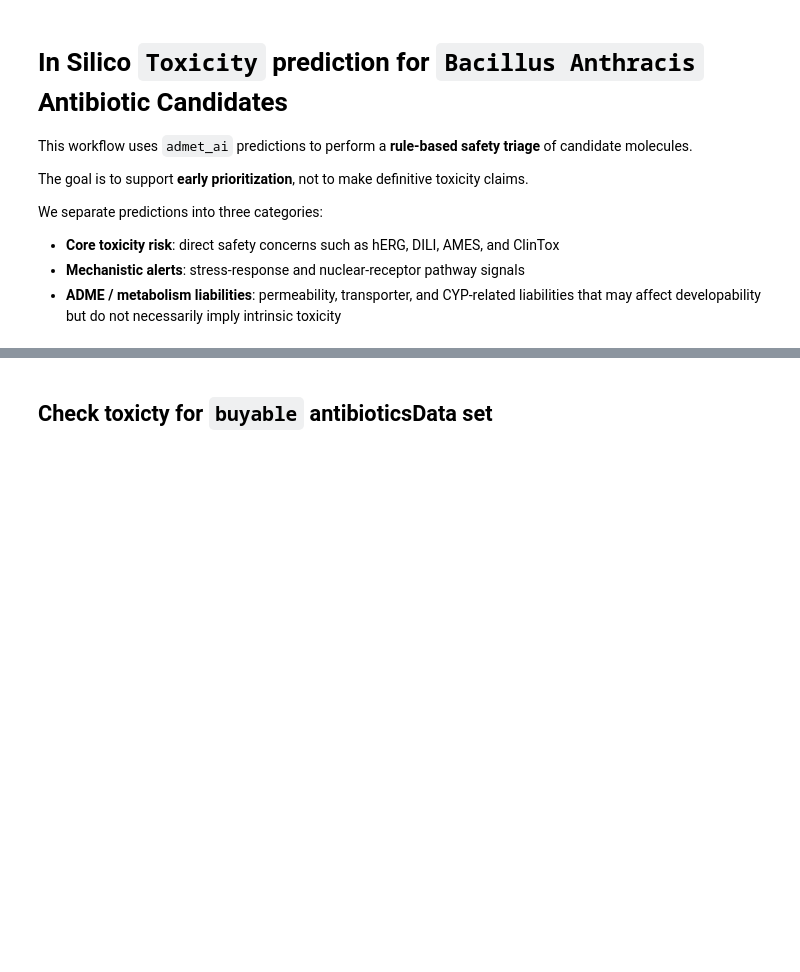
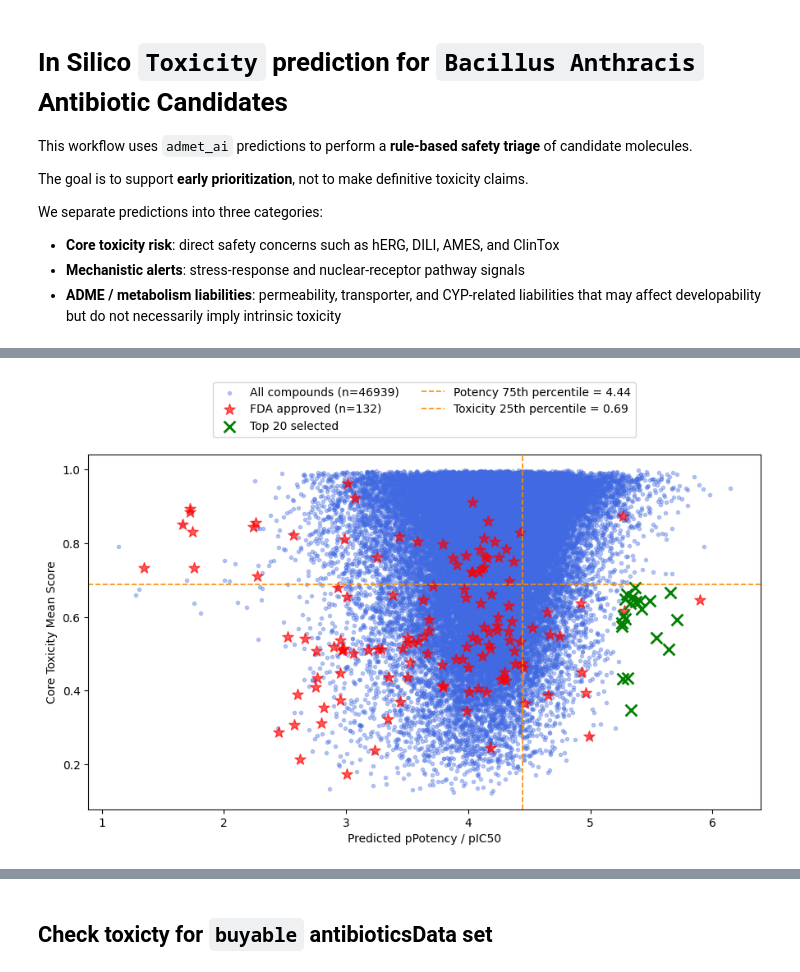
Before and after one commit to soumyadeepghosh35/DTRA_DrugDesign, a Jupyter notebook: DTRA_project_notebooks/Step6_Toxicity_BacillusAnthracis.ipynb, the cells around one changed output, grey strips where cells are left out. Cells and saved outputs as stored; diff of their text form; code cells hidden in the pictures; blank space fills up the shorter version.

```diff
--- a/DTRA_project_notebooks/Step6_Toxicity_BacillusAnthracis.ipynb
+++ b/DTRA_project_notebooks/Step6_Toxicity_BacillusAnthracis.ipynb
@@ -38,0 +33,8 @@ os.makedirs(saveDir, exist_ok=True)
+# %%
+dataDir = '/mnt/data.ese/nfs/users/sghosh6/DTRA_project/MACAW/DrugDesignData/'
+modelBuildingDataDir = os.path.join(dataDir, 'modelBuildingData/')
+#resultsDir = os.path.join(dataDir, 'Results/')
+saveDir = os.path.join(dataDir, "Results/Bacillus_anthracis_bestMACAW_allDB/")
+#DORANETmoleculesDataDir = os.path.join(dataDir, 'DORAnet_molecules/')
+#ARTresultsDir = os.path.join(dataDir, 'Results/Bacillus_anthracis_bestMACAW/')
+os.makedirs(saveDir, exist_ok=True)
@@ -38,0 +43,6 @@ os.makedirs(saveDir, exist_ok=True)
+# %%
+drugBankDrug_FDAapproved_antibiotic_wToxicity = pd.read_csv(saveDir + 'BacillusAnthracis_Drugbnk_FDAapproved_Antibiotic_ARTprediction.csv')
+max_val = drugBankDrug_FDAapproved_antibiotic_wToxicity['pPotency_prediction'].max()
+min_val = drugBankDrug_FDAapproved_antibiotic_wToxicity['pPotency_prediction'].min()
+print(f"pPotency_prediction range: {min_val:.3f} → {max_val:.3f}")
+drugBankDrug_FDAapproved_antibiotic_wToxicity
@@ -38,0 +209,6 @@ os.makedirs(saveDir, exist_ok=True)
+# %%
+BacillusAnthracisVirus_wART_BuyableDataset_predicted_all_wToxicity = pd.read_csv(saveDir + 'BacillusAnthracis_all_Buyable_AntiVirals_ARTprediction_wToxicity.csv')
+max_val = BacillusAnthracisVirus_wART_BuyableDataset_predicted_all_wToxicity['pPotency_prediction'].max()
+min_val = BacillusAnthracisVirus_wART_BuyableDataset_predicted_all_wToxicity['pPotency_prediction'].min()
+print(f"pPotency_prediction range: {min_val:.3f} → {max_val:.3f}")
+BacillusAnthracisVirus_wART_BuyableDataset_predicted_all_wToxicity
@@ -38,0 +1167,77 @@ os.makedirs(saveDir, exist_ok=True)
+# %%
+generatedCount = len(generatedDF)
+fdaCount = len(fdaDF)
+selectedCount = len(selectedGeneratedDF)
+topCount = len(topGeneratedDF)
+
+plt.figure(figsize=(9, 6))
+
+# Full distribution of generated compounds
+plt.scatter(
+    generatedDF["pPotency_prediction"],
+    generatedDF["Core_Toxicity_MeanScore"],
+    alpha=0.35,
+    marker=".",
+    c="royalblue",
+    label=f"All compounds (n={generatedCount})"
+)
+
+# FDA-approved antibiotics
+plt.scatter(
+    fdaDF["pPotency_prediction"],
+    fdaDF["Core_Toxicity_MeanScore"],
+    alpha=0.65,
+    marker="*",
+    c="red",
+    s=100,
+    label=f"FDA approved (n={fdaCount})"
+)
+
+# Highlight top 20 selected compounds
+plt.scatter(
+    topGeneratedDF["pPotency_prediction"],
+    topGeneratedDF["Core_Toxicity_MeanScore"],
+    alpha=1.0,
+    marker="x",
+    s=100,
+    c="green",
+    linewidths=2,
+    label=f"Top {topCount} selected"
+)
+
+# Data-driven cutoff lines
+plt.axvline(
+    x=potencyCutoff,
+    c="darkorange",
+    linestyle="--",
+    linewidth=1.2,
+    label=f"Potency 75th percentile = {potencyCutoff:.2f}"
+)
+
+plt.axhline(
+    y=toxicityCutoff,
+    c="darkorange",
+    linestyle="--",
+    linewidth=1.2,
+    label=f"Toxicity 25th percentile = {toxicityCutoff:.2f}"
+)
+
+plt.xlabel("Predicted pPotency / pIC50")
+plt.ylabel("Core Toxicity Mean Score")
+plt.legend(loc="upper center", bbox_to_anchor=(0.5, 1.22), ncol=2)
+plt.tight_layout()
+
+svg_path = os.path.join(
+    saveDir,
+    "BacillusAnthracis_pPotency_vs_CoreToxicityMean_top20Highlighted.svg"
+)
+png_path = os.path.join(
+    saveDir,
+    "BacillusAnthracis_pPotency_vs_CoreToxicityMean_top20Highlighted.png"
+)
+
+plt.savefig(svg_path, format="svg", dpi=600)
+plt.savefig(png_path, format="png", dpi=600)
+plt.show()
+# %% [output]
+[figure, added]
```
Also changed, not shown: parts of 25 cells of this notebook, 2 other files.
